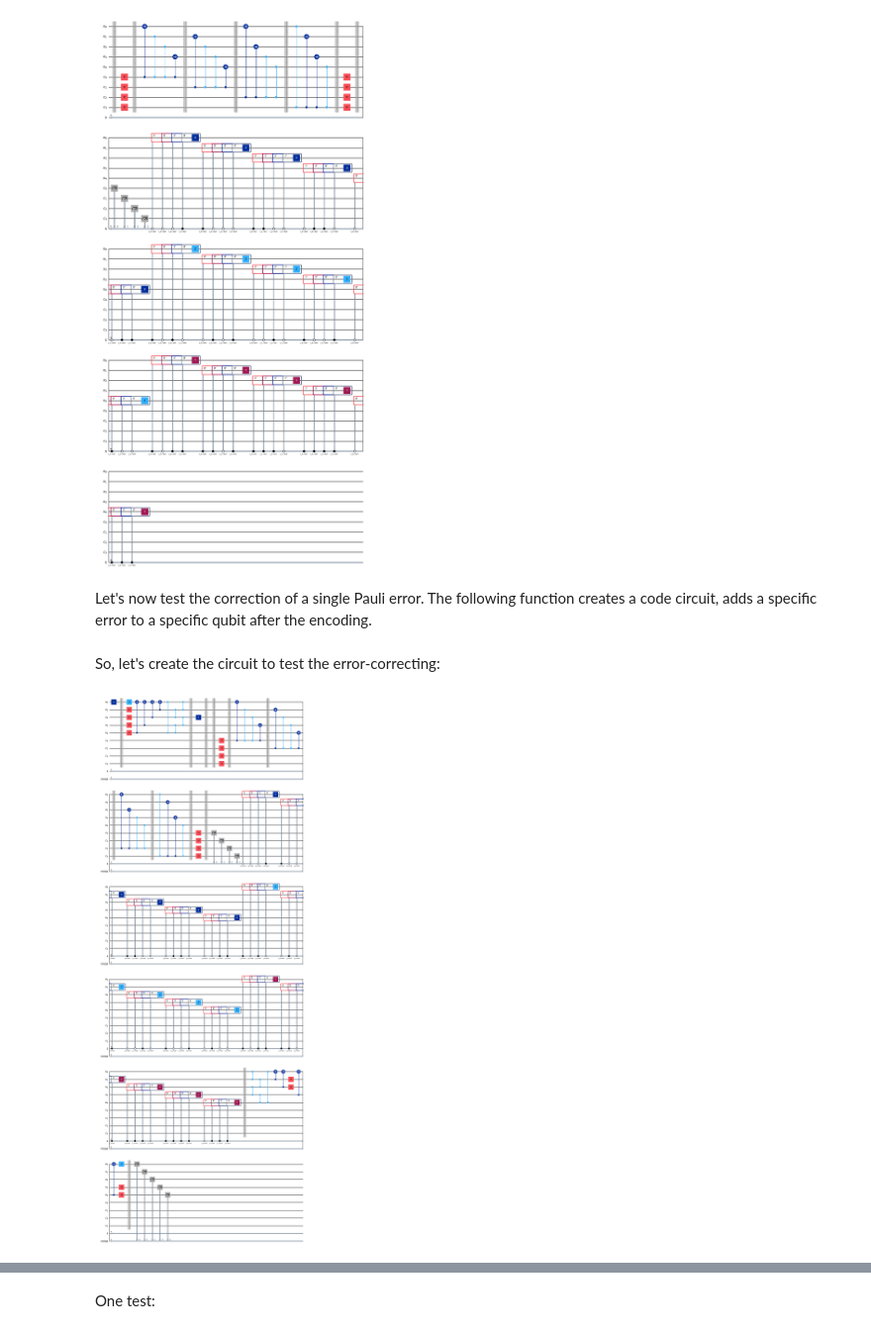
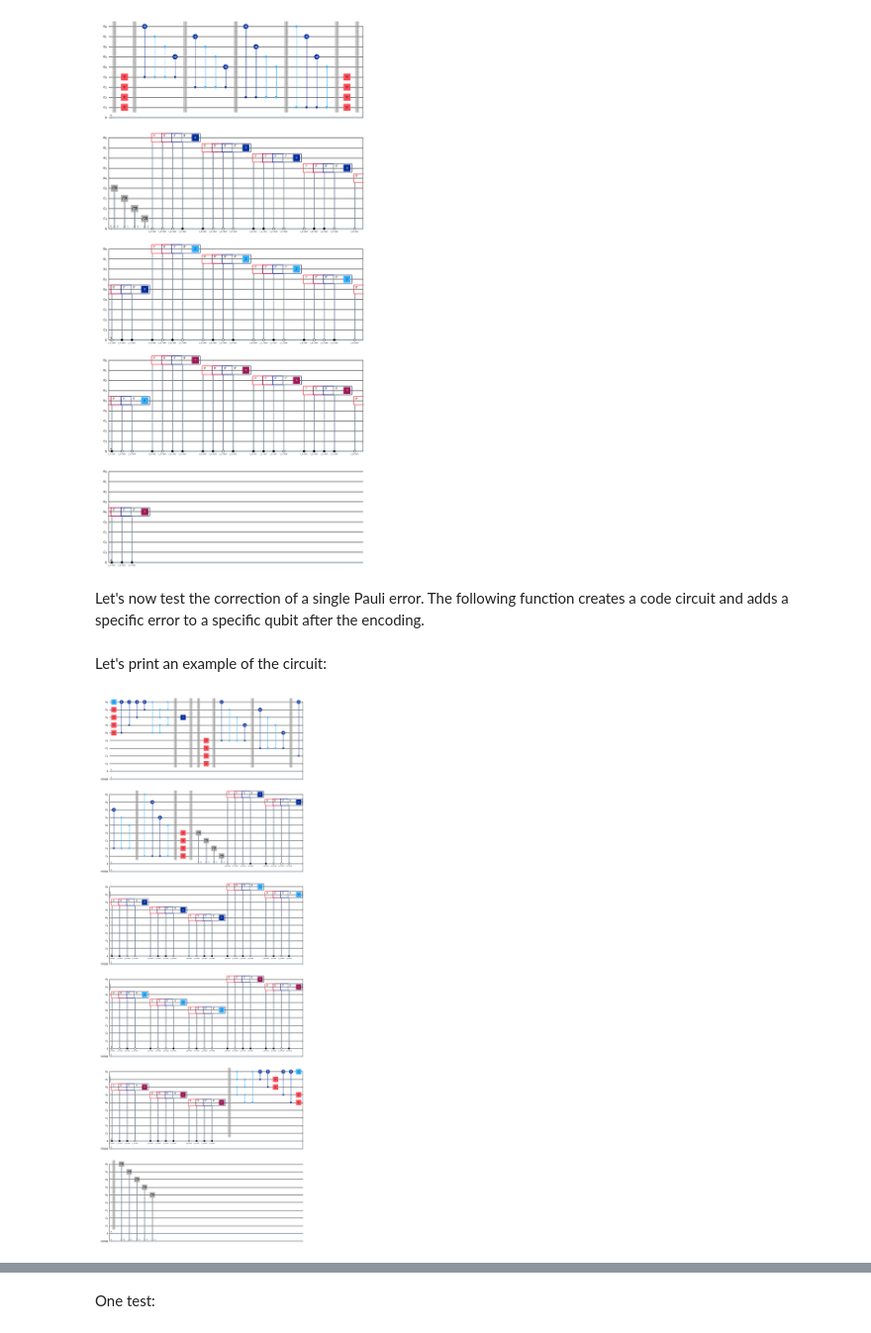
Before and after one commit to lrfinotti/five-qubit-quatum-code, a Jupyter notebook: five-qubit-code-general.ipynb, the cells around one changed output, grey strips where cells are left out. Shown at 99% size. Saved outputs shown, nothing was run; the diff lists cells and outputs as text; code cells hidden in the pictures.

```diff
--- a/five-qubit-code-general.ipynb
+++ b/five-qubit-code-general.ipynb
@@ -102,6 +118,9 @@ $$
 We follow a clever construction from [Stack Exchange](https://quantumcomputing.stackexchange.com/)'s thread [Nielsen&Chuang 5-qubit quantum error-correction encoding gate](https://quantumcomputing.stackexchange.com/questions/14264/nielsenchuang-5-qubit-quantum-error-correction-encoding-gate) for the encoding:
 # %%
 def five_qubit_encoder():
+    """
+    Returns the encoding circuit for the Five-Qubit Error Correction Code.
+    """
     quantum_register = QuantumRegister(size=5, name="x")
     encoder_circ = QuantumCircuit(quantum_register)
 
@@ -413,7 +488,7 @@ def add_5_qubit_correction(circuit, qubits, syndromes, decode_dict):
     """
     Adds correction for five-qubit code circuit (in-place) using a decoding table.
 
-    INPUT:
+    INPUTS:
     * circuit: the circuit containing the five-qubit code;
     * qubtis: register for the qubits and checks;
     * syndromes: syndromes containing the measurements;
@@ -439,7 +516,7 @@ code5_circuit.draw("mpl")
 # %% [output]
 [figure]
 # %% [markdown]
-Let's now test the correction of a single Pauli error.  The following function creates a code circuit, adds a specific error to a specific qubit after the encoding.
+Let's now test the correction of a single Pauli error.  The following function creates a code circuit and adds a specific error to a specific qubit after the encoding.
 # %%
 def test_error_circuit(
     encoder,
@@ -450,6 +527,30 @@ def test_error_circuit(
     error_position,
     barrier=False,
 ):
+    """
+    Creates a code circuit with an error introduced to test the error-correction.
+
+    INPUTS:
+    * encoder: a circuit with the encorder for the stabilizer code;
+    * gates_str: a list containing of the tensor factors of the generating set of
+                the stabilizer group.  Each gate must be a string of "x", "z", or
+                "i" (for the identity.)  For example:
+                   [
+                      ["x", "z", "z", "x", "i"],
+                      ["i", "x", "z", "z", "x"],
+                      ["x", "i", "x", "z", "z"],
+                      ["z", "x", "i", "x", "z"],
+                   ];
+    * add_corrections: a function that adds the correction step for the code;
+    * qubit: a boolean, or interger 0 or 1, for the qubit to be encoded;
+    * error_gate: a string for the error gate, i.e., "x", "y", or "z";
+    * error_position: the index for the qubit at which the error is introduced;
+    * barrier: a boolan determining if barriers should be added between encoding
+               and steps of encoding.  (Default: False.)
+
+    OUTPUT: A circuit that sets the qubit to be encoded, followed by the encoder
+            and the code circuit with corrections.
+    """
     n_qubits = len(gates_str[0])
     n_checks = len(gates_str)
 
@@ -505,15 +606,15 @@ def test_error_circuit(
 
     return test_circuit
 # %% [markdown]
-So, let's create the circuit to test the error-correcting:
+Let's print an example of the circuit:
 # %%
 # change these to test:
-encoded_qubit = 1
+encoded_qubit = False
 error_gate = "x"
 error_position = 2
 
 test_error_circuit(
     encoder5, g5_gates_str, add_5_qubit_correction, encoded_qubit, error_gate, error_position, barrier=True
 ).draw("mpl")
 # %% [output]
-[figure, old version]
+[figure, new version]
```
Also changed, not shown: parts of 54 cells of this notebook, 4 other files.
